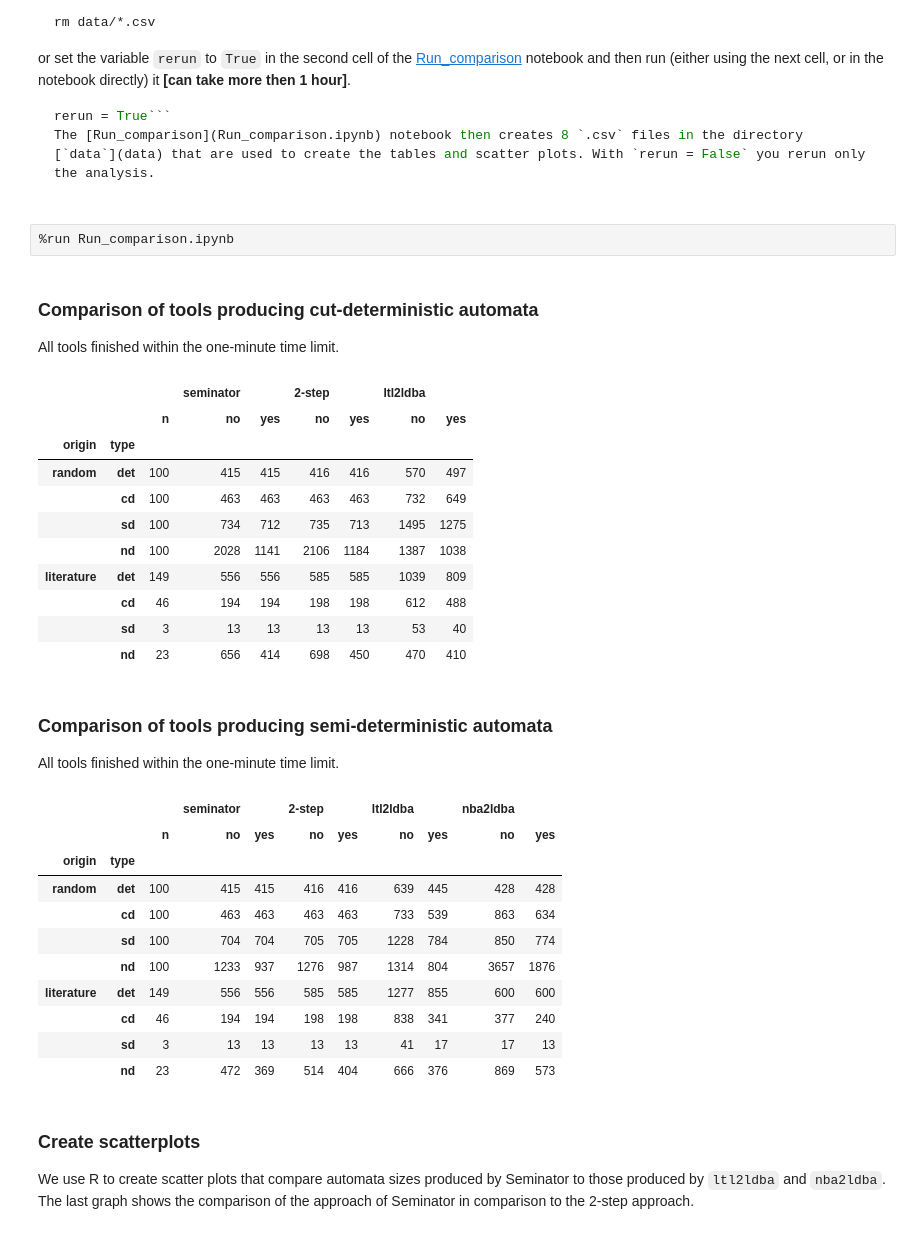
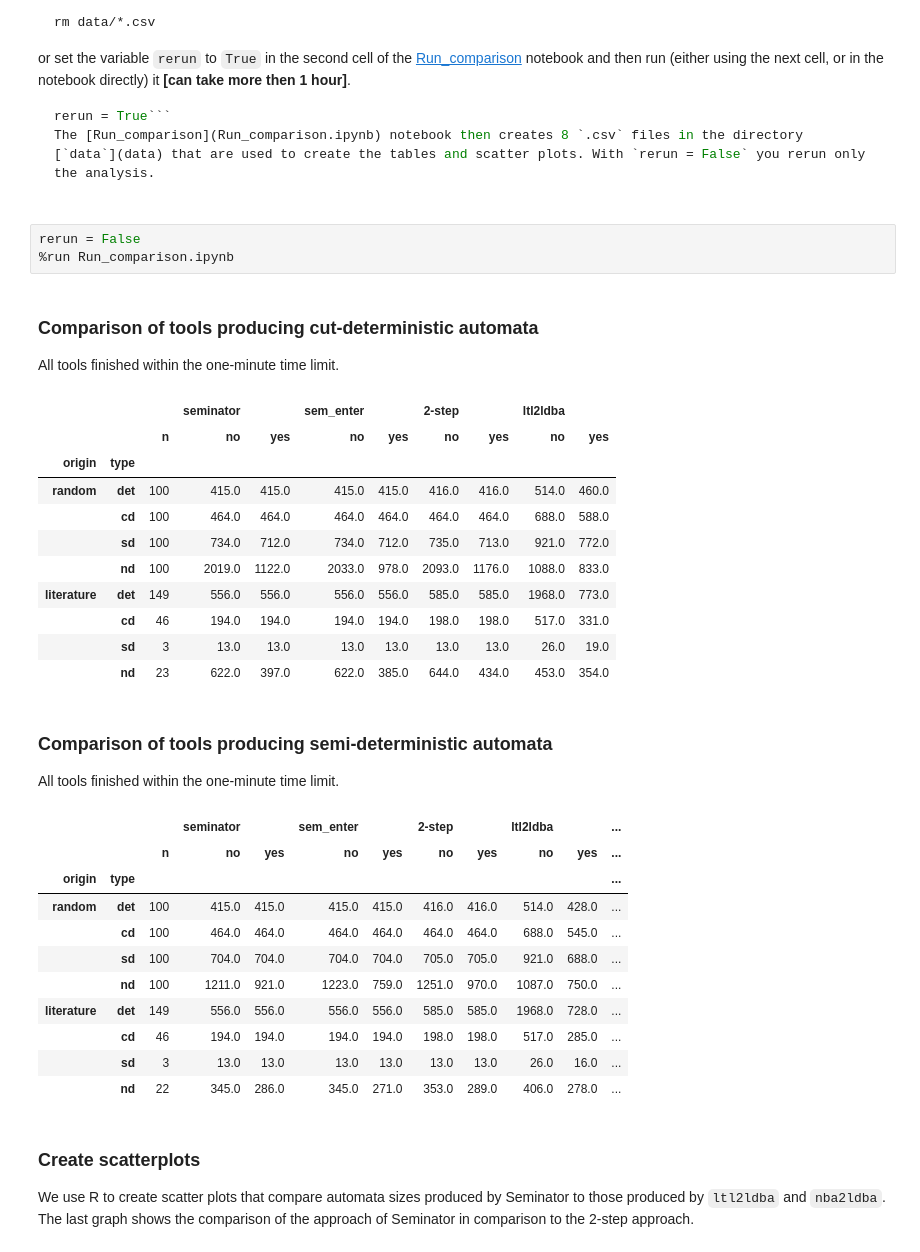
Before and after one commit to mklokocka/seminator, a Jupyter notebook: Experimental_evaluation.ipynb, the cells around one changed output. Drawn from its saved outputs; the diff is of its cells as text.

Commit message:
Update Evaluation with jump-enter and jump-always

````diff
--- a/Experimental_evaluation.ipynb
+++ b/Experimental_evaluation.ipynb
@@ -76,34 +68,35 @@ or set the variable `rerun` to `True` in the second cell of the [Run_comparison]
 rerun = True```
 The [Run_comparison](Run_comparison.ipynb) notebook then creates 8 `.csv` files in the directory [`data`](data) that are used to create the tables and scatter plots. With `rerun = False` you rerun only the analysis.
 # %%
+rerun = False
 %run Run_comparison.ipynb
 # %% [output]
 ### Comparison of tools producing cut-deterministic automata
 All tools finished within the one-minute time limit.
-|  |  |  | seminator |  | 2-step |  | ltl2ldba |  |
-|  |  | n | no | yes | no | yes | no | yes |
-| origin | type |  |  |  |  |  |  |  |
-| random | det | 100 | 415 | 415 | 416 | 416 | 570 | 497 |
-|  | cd | 100 | 463 | 463 | 463 | 463 | 732 | 649 |
-|  | sd | 100 | 734 | 712 | 735 | 713 | 1495 | 1275 |
-|  | nd | 100 | 2028 | 1141 | 2106 | 1184 | 1387 | 1038 |
-| literature | det | 149 | 556 | 556 | 585 | 585 | 1039 | 809 |
-|  | cd | 46 | 194 | 194 | 198 | 198 | 612 | 488 |
-|  | sd | 3 | 13 | 13 | 13 | 13 | 53 | 40 |
-|  | nd | 23 | 656 | 414 | 698 | 450 | 470 | 410 |
+|  |  |  | seminator |  | sem_enter |  | 2-step |  | ltl2ldba |  |
+|  |  | n | no | yes | no | yes | no | yes | no | yes |
+| origin | type |  |  |  |  |  |  |  |  |  |
+| random | det | 100 | 415.0 | 415.0 | 415.0 | 415.0 | 416.0 | 416.0 | 514.0 | 460.0 |
+|  | cd | 100 | 464.0 | 464.0 | 464.0 | 464.0 | 464.0 | 464.0 | 688.0 | 588.0 |
+|  | sd | 100 | 734.0 | 712.0 | 734.0 | 712.0 | 735.0 | 713.0 | 921.0 | 772.0 |
+|  | nd | 100 | 2019.0 | 1122.0 | 2033.0 | 978.0 | 2093.0 | 1176.0 | 1088.0 | 833.0 |
+| literature | det | 149 | 556.0 | 556.0 | 556.0 | 556.0 | 585.0 | 585.0 | 1968.0 | 773.0 |
+|  | cd | 46 | 194.0 | 194.0 | 194.0 | 194.0 | 198.0 | 198.0 | 517.0 | 331.0 |
+|  | sd | 3 | 13.0 | 13.0 | 13.0 | 13.0 | 13.0 | 13.0 | 26.0 | 19.0 |
+|  | nd | 23 | 622.0 | 397.0 | 622.0 | 385.0 | 644.0 | 434.0 | 453.0 | 354.0 |
 ### Comparison of tools producing semi-deterministic automata
 All tools finished within the one-minute time limit.
-|  |  |  | seminator |  | 2-step |  | ltl2ldba |  | nba2ldba |  |
-|  |  | n | no | yes | no | yes | no | yes | no | yes |
-| origin | type |  |  |  |  |  |  |  |  |  |
-| random | det | 100 | 415 | 415 | 416 | 416 | 639 | 445 | 428 | 428 |
-|  | cd | 100 | 463 | 463 | 463 | 463 | 733 | 539 | 863 | 634 |
-|  | sd | 100 | 704 | 704 | 705 | 705 | 1228 | 784 | 850 | 774 |
-|  | nd | 100 | 1233 | 937 | 1276 | 987 | 1314 | 804 | 3657 | 1876 |
-| literature | det | 149 | 556 | 556 | 585 | 585 | 1277 | 855 | 600 | 600 |
-|  | cd | 46 | 194 | 194 | 198 | 198 | 838 | 341 | 377 | 240 |
-|  | sd | 3 | 13 | 13 | 13 | 13 | 41 | 17 | 17 | 13 |
-|  | nd | 23 | 472 | 369 | 514 | 404 | 666 | 376 | 869 | 573 |
+|  |  |  | seminator |  | sem_enter |  | 2-step |  | ltl2ldba |  | ... |
+|  |  | n | no | yes | no | yes | no | yes | no | yes | ... |
+| origin | type |  |  |  |  |  |  |  |  |  | ... |
+| random | det | 100 | 415.0 | 415.0 | 415.0 | 415.0 | 416.0 | 416.0 | 514.0 | 428.0 | ... |
+|  | cd | 100 | 464.0 | 464.0 | 464.0 | 464.0 | 464.0 | 464.0 | 688.0 | 545.0 | ... |
+|  | sd | 100 | 704.0 | 704.0 | 704.0 | 704.0 | 705.0 | 705.0 | 921.0 | 688.0 | ... |
+|  | nd | 100 | 1211.0 | 921.0 | 1223.0 | 759.0 | 1251.0 | 970.0 | 1087.0 | 750.0 | ... |
+| literature | det | 149 | 556.0 | 556.0 | 556.0 | 556.0 | 585.0 | 585.0 | 1968.0 | 728.0 | ... |
+|  | cd | 46 | 194.0 | 194.0 | 194.0 | 194.0 | 198.0 | 198.0 | 517.0 | 285.0 | ... |
+|  | sd | 3 | 13.0 | 13.0 | 13.0 | 13.0 | 13.0 | 13.0 | 26.0 | 16.0 | ... |
+|  | nd | 22 | 345.0 | 286.0 | 345.0 | 271.0 | 353.0 | 289.0 | 406.0 | 278.0 | ... |
 # %% [markdown]
 ### Create scatterplots
 We use R to create scatter plots that compare automata sizes produced by Seminator to those produced by `ltl2ldba` and `nba2ldba`. The last graph shows the comparison of the approach of Seminator in comparison to the 2-step approach.
````
Also changed, not shown: parts of 9 cells of this notebook, 14 other files.
